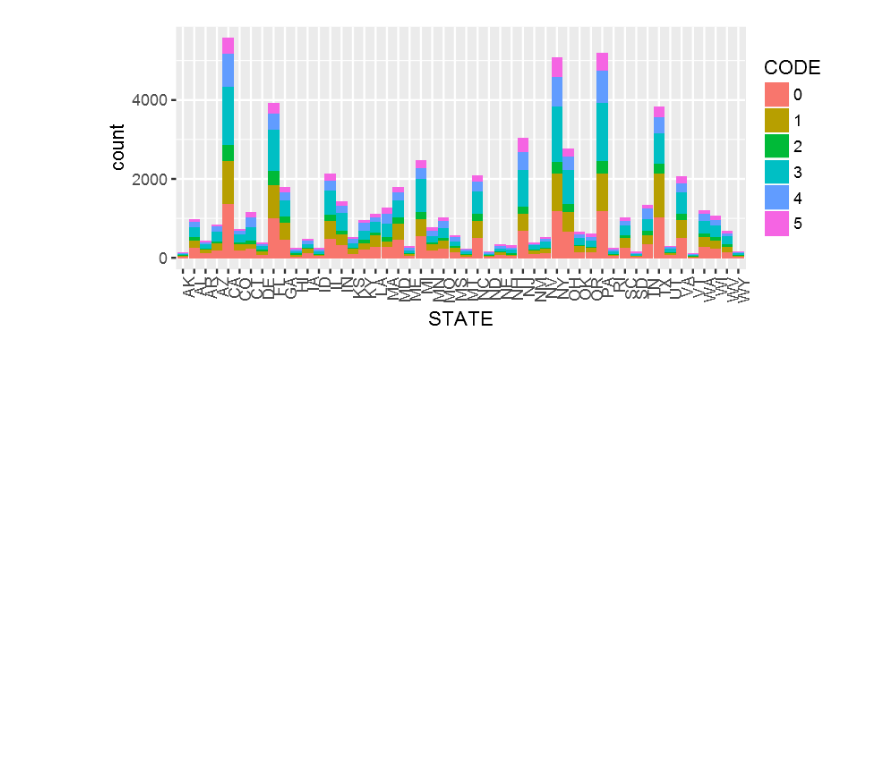
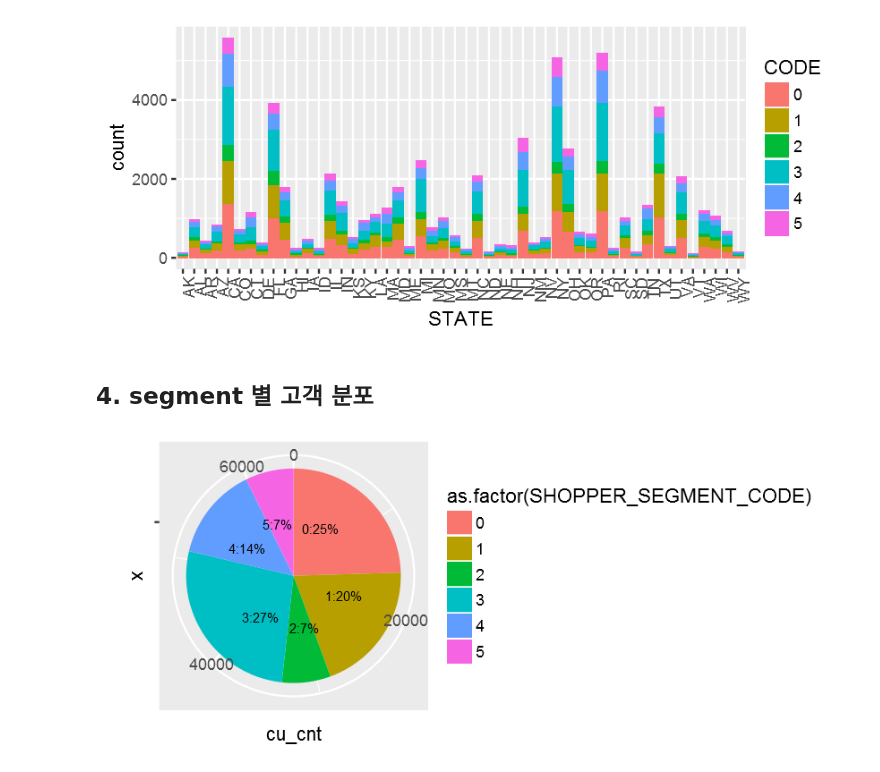
Before and after one commit to byungjun0689/DataScience, a Jupyter notebook: 1.Portfolio/2. QVC/QVC Analysis.ipynb, the cells around one changed output. Saved outputs shown, nothing was run; the diff lists cells and outputs as text; code cells hidden in the pictures; blank space fills up the shorter version.

```diff
--- a/1.Portfolio/2. QVC/QVC Analysis.ipynb
+++ b/1.Portfolio/2. QVC/QVC Analysis.ipynb
@@ -126,3 +141,19 @@ names(seg_customer)[4] <- "CODE"
 ggplot(seg_customer,aes(x=STATE,fill=CODE)) + geom_bar() + theme(axis.text.x = element_text(angle = 90, hjust = 1))
 # %% [output]
 [figure]
+# %% [markdown]
+## 4. segment 별 고객 분포
+# %%
+segment_customer <- customer %>% group_by(SHOPPER_SEGMENT_CODE) %>% summarize(cu_cnt = n()) %>% mutate(prob = round((cu_cnt/sum(cu_cnt)),2)*100)
+segment_customer$SHOPPER_SEGMENT_CODE[is.na(segment_customer$SHOPPER_SEGMENT_CODE)] <- 0
+# %%
+bp<- ggplot(segment_customer, aes(x="", y=cu_cnt, fill=as.factor(SHOPPER_SEGMENT_CODE)))+
+  geom_bar(width = 1, stat = "identity")
+pie <- bp + coord_polar("y", start=0)
+# scale_fill_brewer("Blues") + blank_theme +
+pie +
+  #theme(axis.text.x=element_blank())+
+  geom_text(aes(y = cu_cnt/3 + c(0, cumsum(cu_cnt)[-length(cu_cnt)]),
+                label = paste0(SHOPPER_SEGMENT_CODE,":",prob,"%")), size=3)
+# %% [output]
+[figure, added]
```
Also changed, not shown: parts of 34 cells of this notebook, 1 other file.
